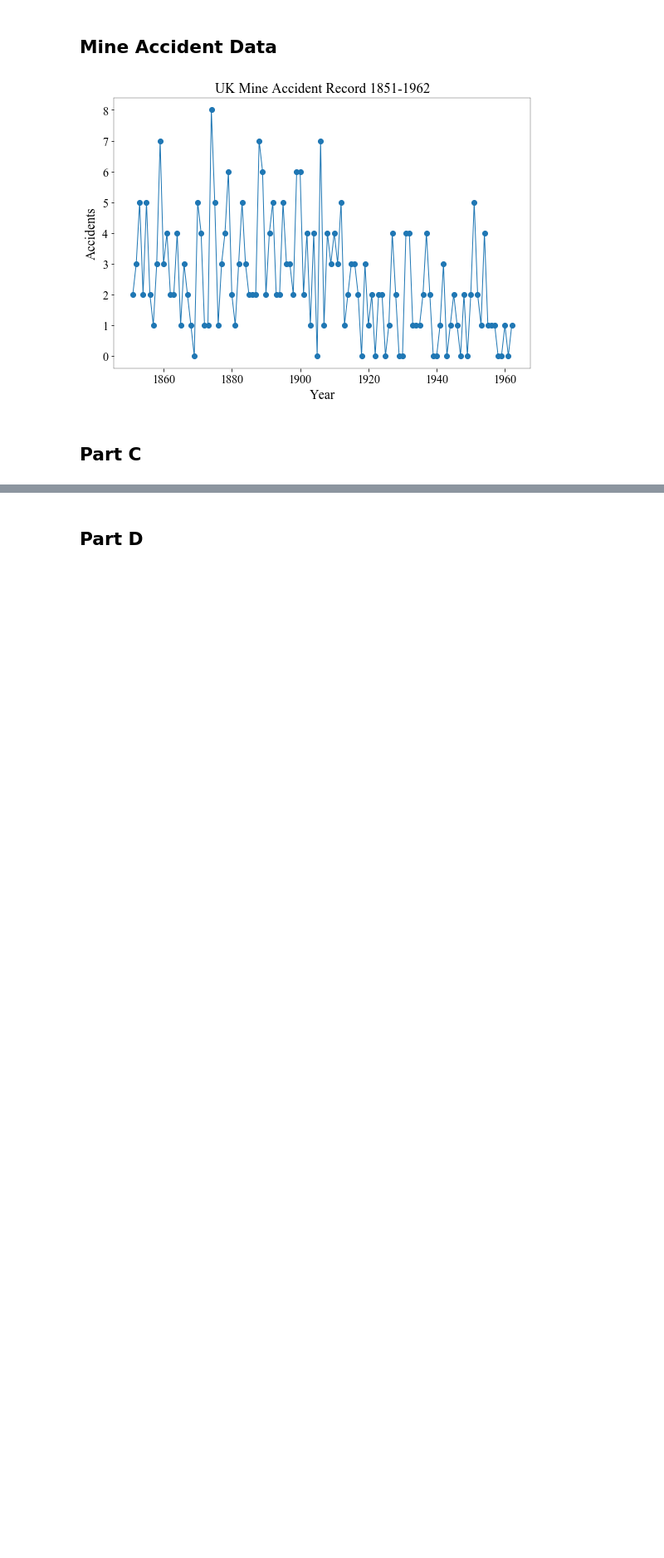
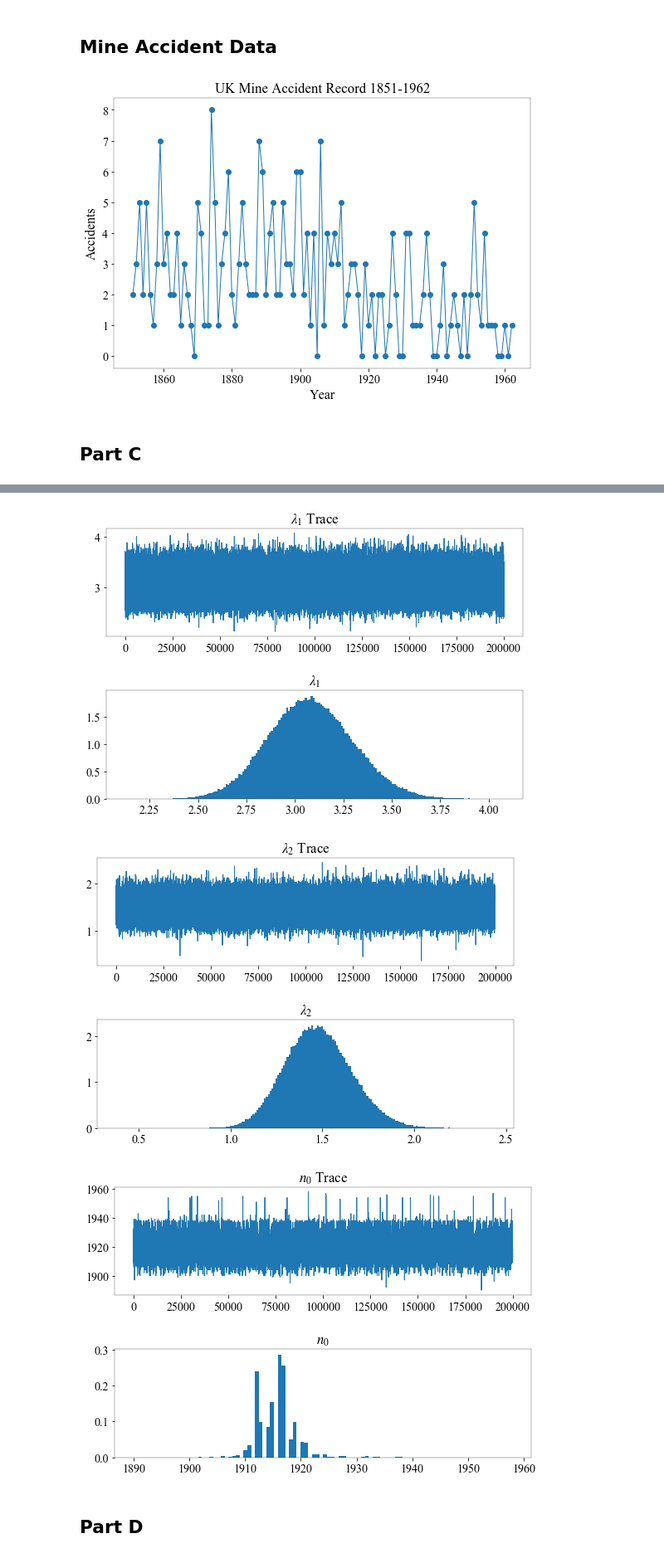
Before and after one commit to ADLeonelli/phys139-final, a Jupyter notebook: phys139_final/phys139_final.ipynb, the cells around one changed output, grey strips where cells are left out. Shown: that part at 83% size. Saved outputs shown, nothing was run; the diff lists cells and outputs as text; code cells hidden in the pictures; blank space fills up the shorter version.

```diff
--- a/phys139_final/phys139_final.ipynb
+++ b/phys139_final/phys139_final.ipynb
@@ -222,3 +186,38 @@ plt.show()
+# %%
+fig1 = plt.figure()
+fig1.subplots_adjust(hspace=.5)
+plt.subplot(2, 1, 1)
+plt.plot(l1, label='$\lambda_1$ trace')
+plt.title('$\lambda_1$ Trace')
+plt.subplot(2, 1, 2)
+plt.hist(l1, 200, density=True)
+plt.title('$\lambda_1$')
+plt.show()
+
+
+fig2 = plt.figure()
+fig2.subplots_adjust(hspace=.5)
+plt.subplot(2, 1, 1)
+plt.plot(l2, label='$\lambda_2$ trace')
+plt.title('$\lambda_2$ Trace')
+plt.subplot(2, 1, 2)
+plt.hist(l2, 200, density=True)
+plt.title('$\lambda_2$')
+plt.show()
+
+fig3 = plt.figure()
+fig3.subplots_adjust(hspace=.5)
+plt.subplot(2, 1, 1)
+plt.plot(change_year, label='$n_0$ trace')
+plt.title('$n_0$ Trace')
+plt.subplot(2, 1, 2)
+plt.hist(change_year, 100, density=True)
+plt.title('$n_0$')
+plt.show()
+# %% [output]
+[figure, added]
+[figure, added]
+[figure, added]
 # %% [markdown]
 ## Part D
 # %%
```
Also changed, not shown: parts of 19 cells of this notebook, 3 other files.
